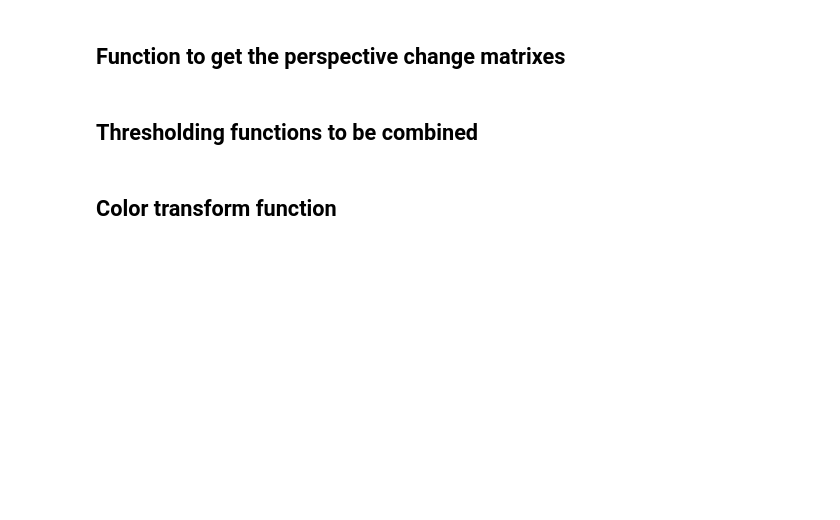
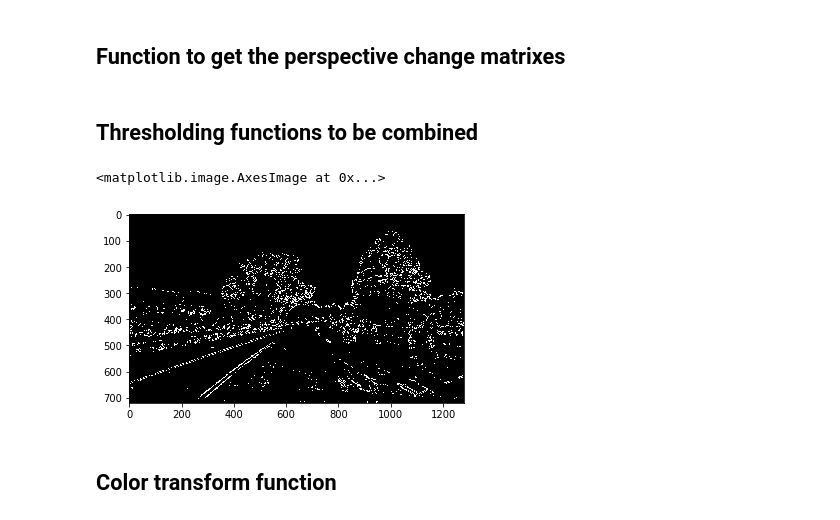
Before and after one commit to edoardomazzella/CarND-Advanced-Lane-Lines-P2, a Jupyter notebook: P2.ipynb, the cells around one changed output. Saved outputs shown, nothing was run; the diff lists cells and outputs as text; code cells hidden in the pictures; blank space fills up the shorter version.

```diff
--- a/P2.ipynb
+++ b/P2.ipynb
@@ -203,13 +206,16 @@ def dirThreshold(img, channel = 'R', sobel_kernel=3, thresh = (0, np.pi/2)):
 # %%
 # Example code
 sx = sobelThreshold(undist, 'x', 'R', 9, thresh = (20, 100))
 sy = sobelThreshold(undist, 'y', 'R', 9, thresh = (20, 100))
-magthr = magThreshold(undist, 'S', 9, thresh = (30, 100))
-dirthr = dirThreshold(undist, 'S', 15, (0.7, 1.3))
+magthr = magThreshold(undist, 'R', 9, thresh = (30, 100))
+dirthr = dirThreshold(undist, 'R', 15, (0.7, 1.3))
 
 gr_binary = np.zeros_like(sx)
 gr_binary[((sx == 1) & (sy == 1)) | ((magthr == 1) & (dirthr == 1))] = 1
 
 plt.imshow(gr_binary, cmap = 'gray')
+# %% [output]
+<matplotlib.image.AxesImage at 0x...>
+[figure, added]
 # %% [markdown]
 ## Color transform function
```
Also changed, not shown: parts of 25 cells of this notebook, 11 other files.
